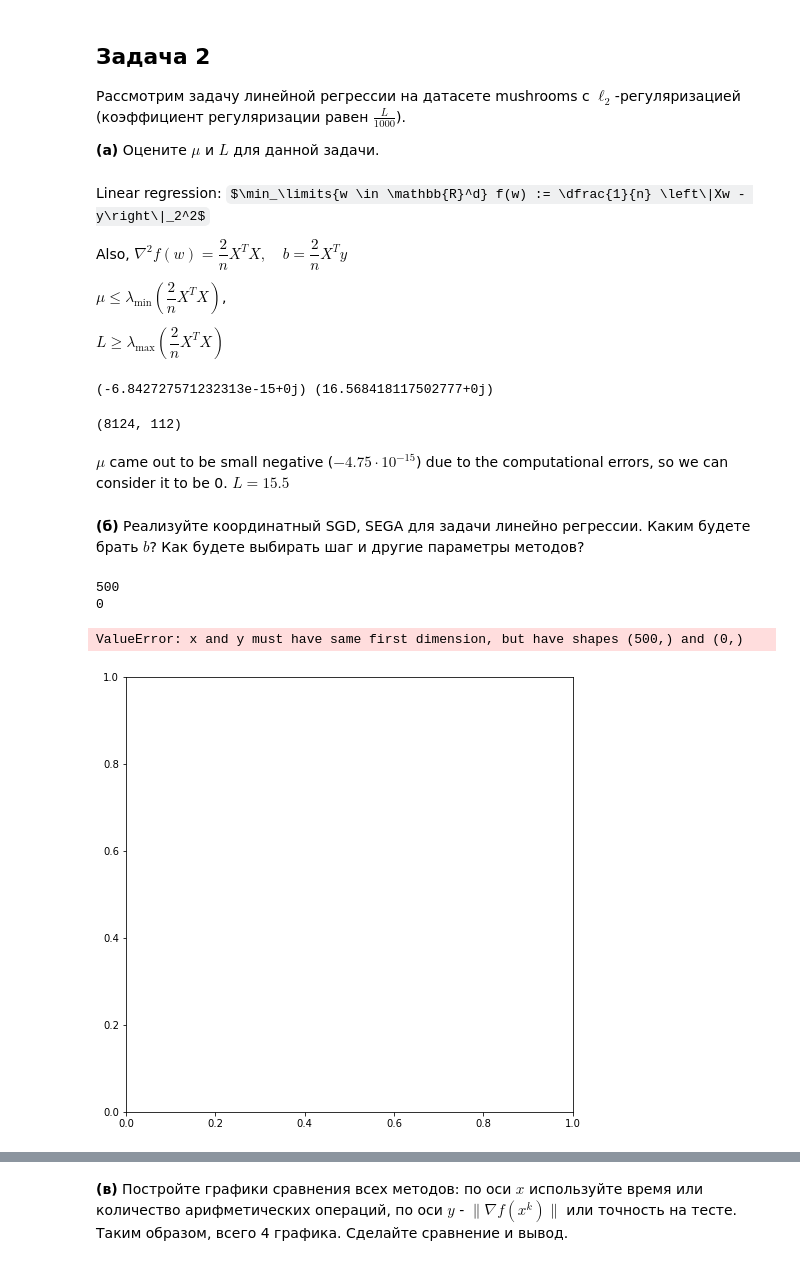
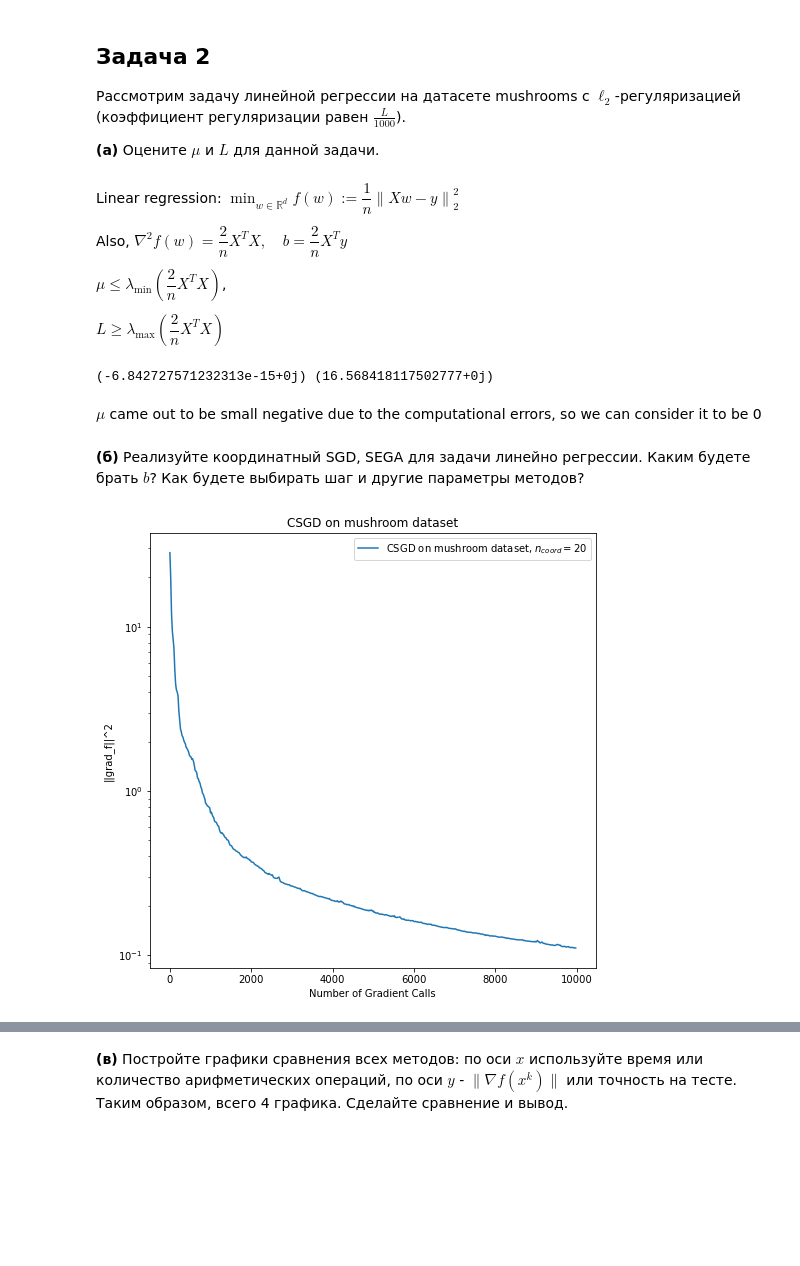
Before and after one commit to k2a07/MIPT-homeworks, a Jupyter notebook: Acharya_Kirill_Optimization_HW_6.ipynb, the cells around one changed output, grey strips where cells are left out. Cells and saved outputs as stored; diff of their text form; code cells hidden in the pictures; some formulas as TeX source; blank space fills up the shorter version.

```diff
--- a/Acharya_Kirill_Optimization_HW_6.ipynb
+++ b/Acharya_Kirill_Optimization_HW_6.ipynb
@@ -37,6 +37,8 @@ args['d'] = 100
 args['A'] = opt.gen_A(args['d'], args['mu'], args['L'])
 args['b'] = np.random.uniform(-50, 50, args['d'])
 x_0 = np.ones(args['d'])
+
+args['n'] = 1 #the variable not to have a mistake because of initialization in saga method
 # %% [markdown]
 CSGD
 
@@ -176,7 +170,7 @@ We can see that the method works better when the number of coordinates is more,
 
 __(а)__ Оцените $\mu$ и $L$ для данной задачи.
 # %% [markdown]
-Linear regression: $\min_\limits{w \in \mathbb{R}^d} f(w) := \dfrac{1}{n} \left\|Xw - y\right\|_2^2$
+Linear regression: $\min_{w \in \mathbb{R}^d} f(w) := \dfrac{1}{n} \left\|Xw - y\right\|_2^2$
 
 Also, $\nabla^2f(w) = \dfrac{2}{n} X^TX, \quad b = \dfrac{2}{n}X^Ty$
 
@@ -196,9 +190,11 @@ dataset = "mushrooms.txt"
 data = load_svmlight_file(dataset)
 X, y = data[0].toarray(), data[1]
 
+y = 2*y - 3
+
 args['n'], args['d'] = X.shape[0], X.shape[1]
 
-X_train, X_test, y_train, y_test = train_test_split(X, y, test_size=0.2, random_state=True)
+X_train, args['X_test'], y_train,  args['y_test'] = train_test_split(X, y, test_size=0.2, random_state=True)
 
 args['X'] = X_train
 args['y'] = y_train
@@ -209,47 +205,63 @@ args['b'] = (2 / args['n']) * args['X'].T @ args['y']
 
 args['mu'], args['L'] = np.min(linalg.eigvals(args['A'])), np.max(linalg.eigvals(args['A']))
 
+def acc(k, f, grad_f, x_k, x_true, args):
+    corr_count = 0
+    test_count = len(args['y_test'])
+    for i in range(test_count):
+        if args['X_test'][i].dot(x_k) * args['y_test'][i] > 0:
+            corr_count += 1
+    return corr_count / test_count
+
+args['lambda'] = args['L'] / 1000
+
 print(args['mu'], args['L'])
 # %% [output]
 (-6.842727571232313e-15+0j) (16.568418117502777+0j)
-# %%
-print(X.shape)
-# %% [output]
-(8124, 112)
+# %%
+def f(x, args):
+    return 1./2 * x.T @ args['A'] @ x - args['b'] @ x
+
+def grad_f(x, args):
+    return args['A'] @ x - args['b']
+
+def grad_f_j(x, j, args):
+    return args['A'][j] @ x - args['b'][j]
 # %% [markdown]
-$\mu$ came out to be small negative ($-4.75 \cdot 10^{-15}$) due to the computational errors, so we can consider it to be 0. $L = 15.5$
+$\mu$ came out to be small negative due to the computational errors, so we can consider it to be 0
 # %% [markdown]
 __(б)__ Реализуйте координатный SGD, SEGA для задачи линейно регрессии. Каким будете брать $b$? Как будете выбирать шаг и другие параметры методов?
 # %%
 #csgd
+n_iter = 10000
 x, y, label = [], [], []
 n_coord = 20
 
 def gamma_csgd(k, func, nabla_f, x_curr, x_sol, args):
     return 700/(4 * args['L'] * args['d'])
 
+def l2_prox(x, k, args):
+    gamma = gamma_csgd(None, None, None, None, None, args)
+    alpha = np.max(1 - gamma * args['lambda'] / np.linalg.norm(x, ord=2), 0)
+
+    return alpha * x
+
 csgd_grad_call_per_iter = n_coord
 csgd_n_iter = n_iter // csgd_grad_call_per_iter
 csgd_grad_calls = [i*csgd_grad_call_per_iter for i in range(csgd_n_iter)]
-print(len(csgd_grad_calls))
 
-csgd = opt.GradientOptimizer(opt.f_quad, opt.f_quad_grad, gamma_k = gamma_csgd,
-                            criterium = '||grad_f||^2', eps = 10e-10,
-                            x_0 = w_0, args = args, csgd_activate = True,
+csgd = opt.GradientOptimizer(f, grad_f, gamma_k = gamma_csgd,
+                            criterium = '||grad_f(x_k)||', x_0 = w_0, args = args, csgd_activate = True,
                             n_coord = n_coord, n_iter=csgd_n_iter,
-                            grad_f_j = opt.f_quad_grad_j, is_independent = True)
+                            grad_f_j = grad_f_j, is_independent = True,
+                            acc_k=acc, prox_activate=True, prox_func=l2_prox)
 
-csgd_points_arr, csgd_differences_arr, csgd_times_arr = csgd.descent()
-
-print(len(csgd_differences_arr))
+csgd_points_arr, csgd_differences_arr, csgd_times_arr, cdgd_acc_arr = csgd.descent()
 
 x.append(csgd_grad_calls)
 y.append(csgd_differences_arr)
 label.append(r"CSGD on mushroom dataset, $n_{coord} = %i$" % csgd.n_coord)
 
 opt.plot_graphs(x, y, "Number of Gradient Calls", label, "CSGD on mushroom dataset", logscale = True, criteria_type = "||grad_f||^2")
 # %% [output]
-500
-0
-ValueError: x and y must have same first dimension, but have shapes (500,) and (0,)
-[figure, old version]
+[figure, new version]
```
Also changed, not shown: parts of 26 cells of this notebook, 1 other file.
